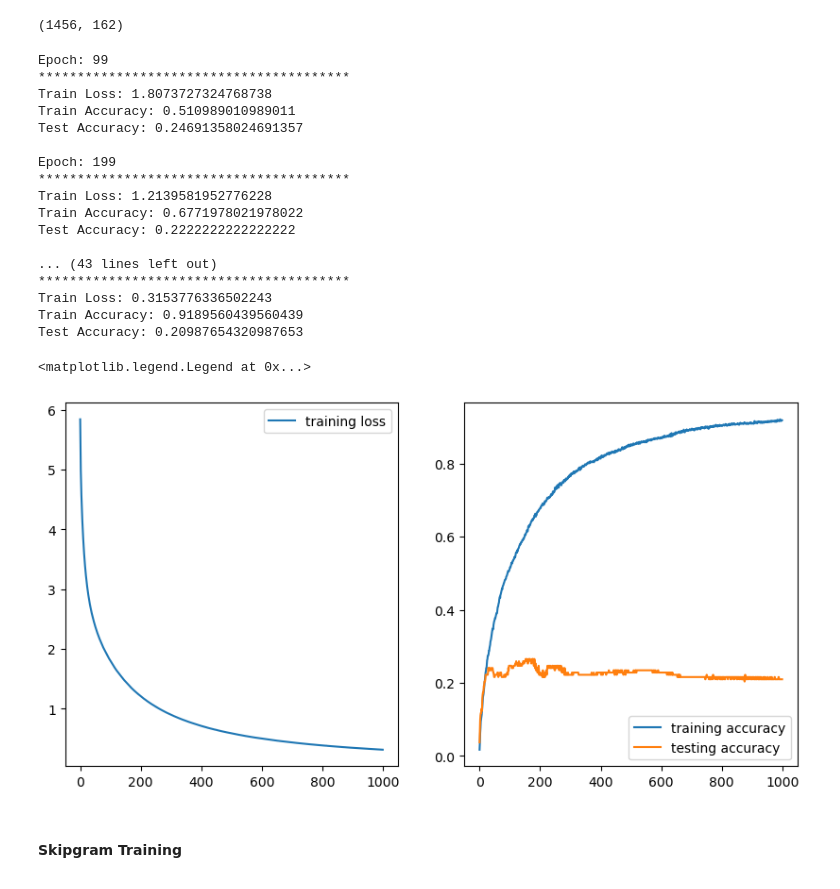
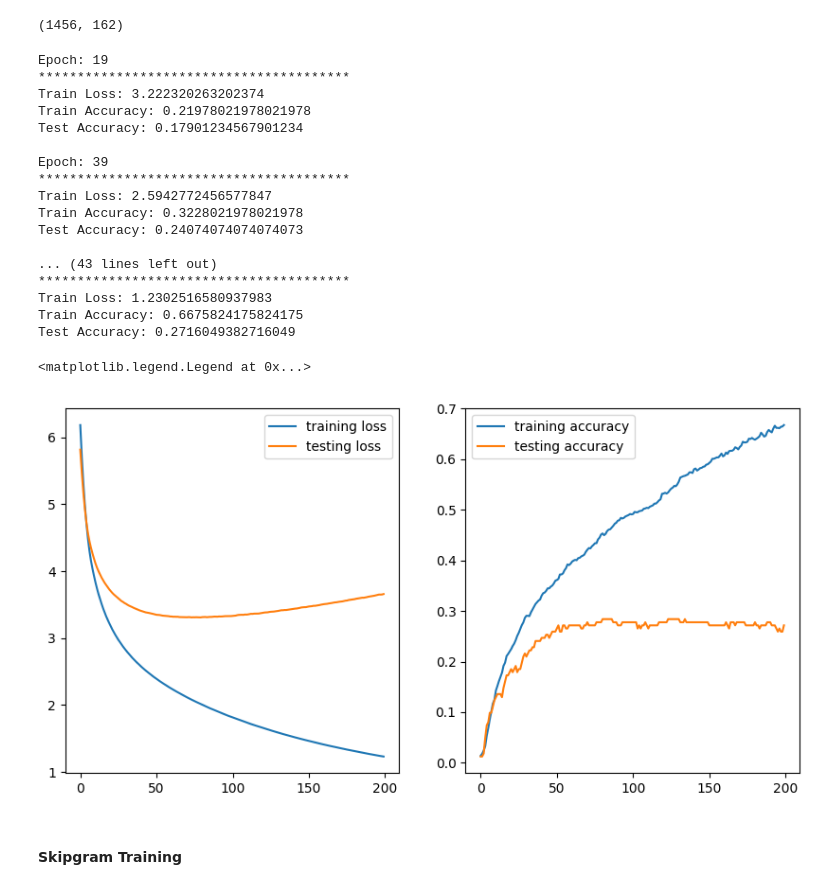
Before and after one commit to Mjh9122/ML_lit_review, a Jupyter notebook: word2vec/word2vec.ipynb, the cells around one changed output. Cells and saved outputs as stored; diff of their text form; code cells hidden in the pictures.

```diff
--- a/word2vec/word2vec.ipynb
+++ b/word2vec/word2vec.ipynb
@@ -181,11 +191,13 @@ len(trainset), len(testset)
 train_losses = []
 train_accuracies = []
 test_accuracies = []
+test_losses = []
 
-for epoch in range(1000):
+for epoch in range(200):
     train_correct = 0
     train_loss = 0
     test_correct = 0
+    test_loss = 0
 
     model.train()
     for labels, features in trainloader:
@@ -207,14 +219,17 @@ for epoch in range(1000):
         for labels, features in testloader:
             labels, features = labels.to(device), features.to(device)
             y_pred = model(features)
+            l = loss(y_pred, labels)
+            test_loss += l.item()
             preds = torch.argmax(y_pred, dim=1)
             test_correct += (preds == labels).sum().item()
 
     train_losses.append(train_loss/len(trainset))
     train_accuracies.append(train_correct/len(trainset))
     test_accuracies.append(test_correct/len(testset))
+    test_losses.append(test_loss/len(testset))
 
-    if epoch % 100 == 99:
+    if epoch % 20 == 19:
         print(f'Epoch: {epoch}')
         print('*'*40)
         print(f'Train Loss: {train_loss/len(trainset)}')
@@ -222,33 +237,34 @@ for epoch in range(1000):
         print(f'Test Accuracy: {test_correct/len(testset)}')
         print()
 # %% [output]
-Epoch: 99
+Epoch: 19
 ****************************************
-Train Loss: 1.8073727324768738
-Train Accuracy: 0.510989010989011
-Test Accuracy: 0.24691358024691357
+Train Loss: 3.222320263202374
+Train Accuracy: 0.21978021978021978
+Test Accuracy: 0.17901234567901234
 
-Epoch: 199
+Epoch: 39
 ****************************************
-Train Loss: 1.2139581952776228
-Train Accuracy: 0.6771978021978022
-Test Accuracy: 0.2222222222222222
+Train Loss: 2.5942772456577847
+Train Accuracy: 0.3228021978021978
+Test Accuracy: 0.24074074074074073
 
 ... (43 lines left out)
 ****************************************
-Train Loss: 0.3153776336502243
-Train Accuracy: 0.9189560439560439
-Test Accuracy: 0.20987654320987653
+Train Loss: 1.2302516580937983
+Train Accuracy: 0.6675824175824175
+Test Accuracy: 0.2716049382716049
 # %%
 fig, axs = plt.subplots(1, 2, figsize = (10, 5))
 axs[0].plot(train_losses, label = 'training loss')
+axs[0].plot(test_losses, label = 'testing loss')
 axs[0].legend()
 axs[1].plot(train_accuracies, label = 'training accuracy')
 axs[1].plot(test_accuracies, label = 'testing accuracy')
 axs[1].legend()
 # %% [output]
 <matplotlib.legend.Legend at 0x...>
-[figure, old version]
+[figure, new version]
 # %% [markdown]
 #### Skipgram Training
 # %%
```
Also changed, not shown: parts of 6 cells of this notebook.
